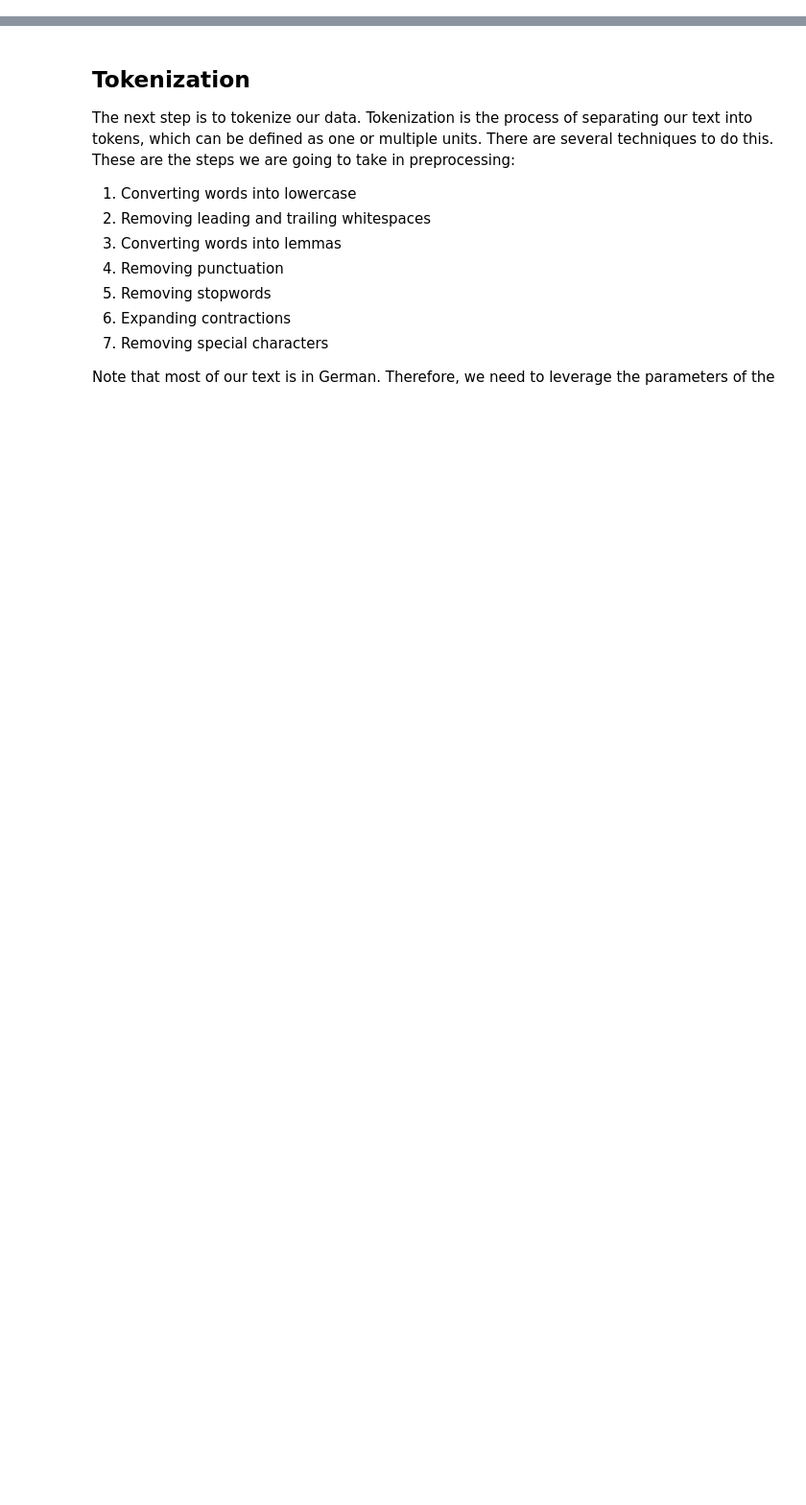
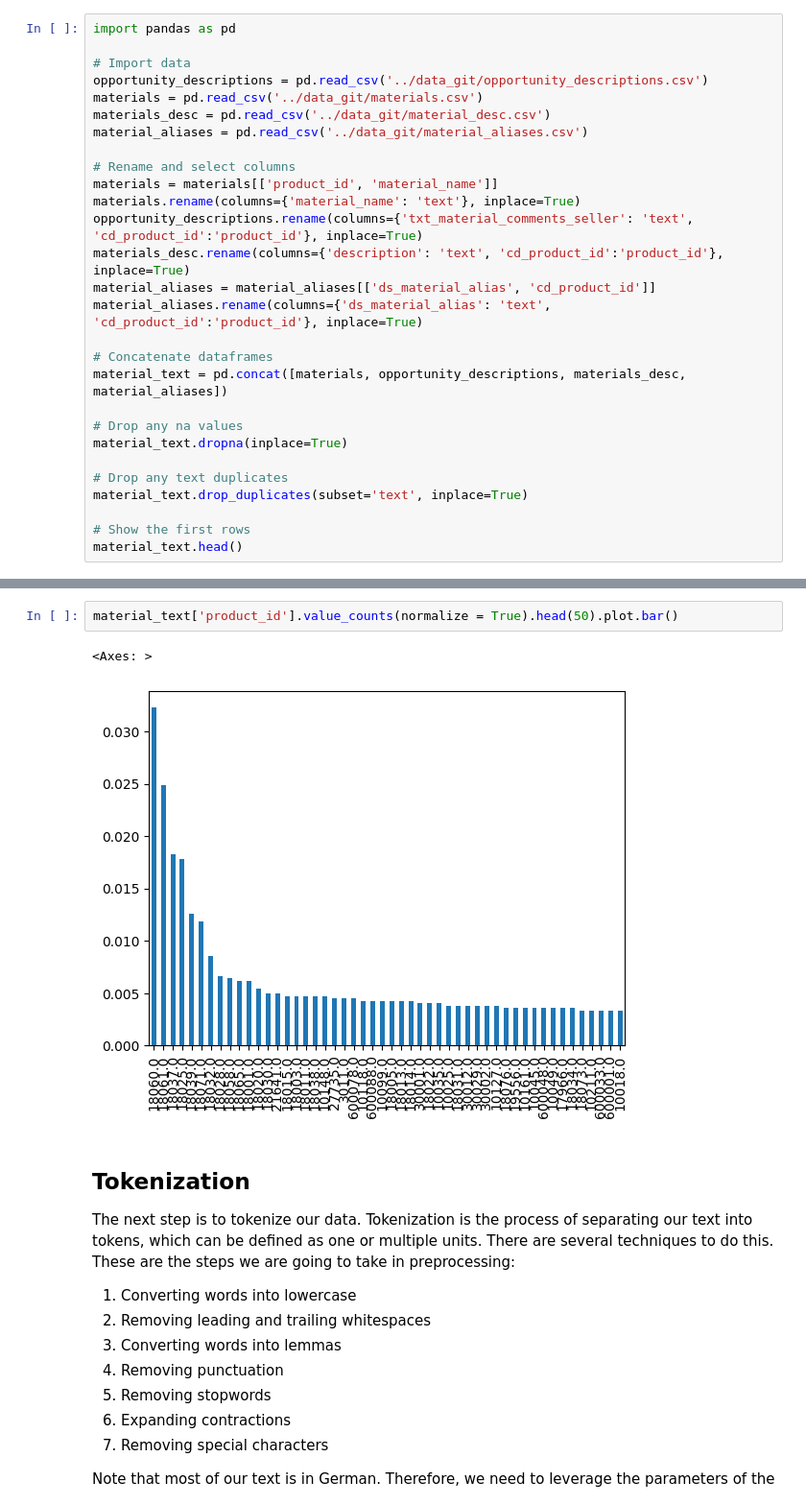
Before and after one commit to Bernardo-giff/work_based_project, a Jupyter notebook: models/desc.nlp.ipynb, the cells around one changed output, grey strips where cells are left out. Shown at 96% size. Drawn from its saved outputs; the diff is of its cells as text; blank space fills up the shorter version.

```diff
--- a/models/desc.nlp.ipynb
+++ b/models/desc.nlp.ipynb
@@ -21,0 +24,28 @@ print(tokens)
+# %%
+import pandas as pd
+
+# Import data
+opportunity_descriptions = pd.read_csv('../data_git/opportunity_descriptions.csv')
+materials = pd.read_csv('../data_git/materials.csv')
+materials_desc = pd.read_csv('../data_git/material_desc.csv')
+material_aliases = pd.read_csv('../data_git/material_aliases.csv')
+
+# Rename and select columns
+materials = materials[['product_id', 'material_name']]
+materials.rename(columns={'material_name': 'text'}, inplace=True)
+opportunity_descriptions.rename(columns={'txt_material_comments_seller': 'text', 'cd_product_id':'product_id'}, inplace=True)
+materials_desc.rename(columns={'description': 'text', 'cd_product_id':'product_id'}, inplace=True)
+material_aliases = material_aliases[['ds_material_alias', 'cd_product_id']]
+material_aliases.rename(columns={'ds_material_alias': 'text', 'cd_product_id':'product_id'}, inplace=True)
+
+# Concatenate dataframes
+material_text = pd.concat([materials, opportunity_descriptions, materials_desc, material_aliases])
+
+# Drop any na values
+material_text.dropna(inplace=True)
+
+# Drop any text duplicates
+material_text.drop_duplicates(subset='text', inplace=True)
+
+# Show the first rows
+material_text.head()
@@ -22,3 +59,8 @@ print(tokens)
+# %%
+material_text['product_id'].value_counts(normalize = True).head(50).plot.bar()
+# %% [output]
+<Axes: >
+[figure, added]
 # %% [markdown]
 ## Tokenization
 
```
Also changed, not shown: parts of 15 cells of this notebook, 4 other files.
